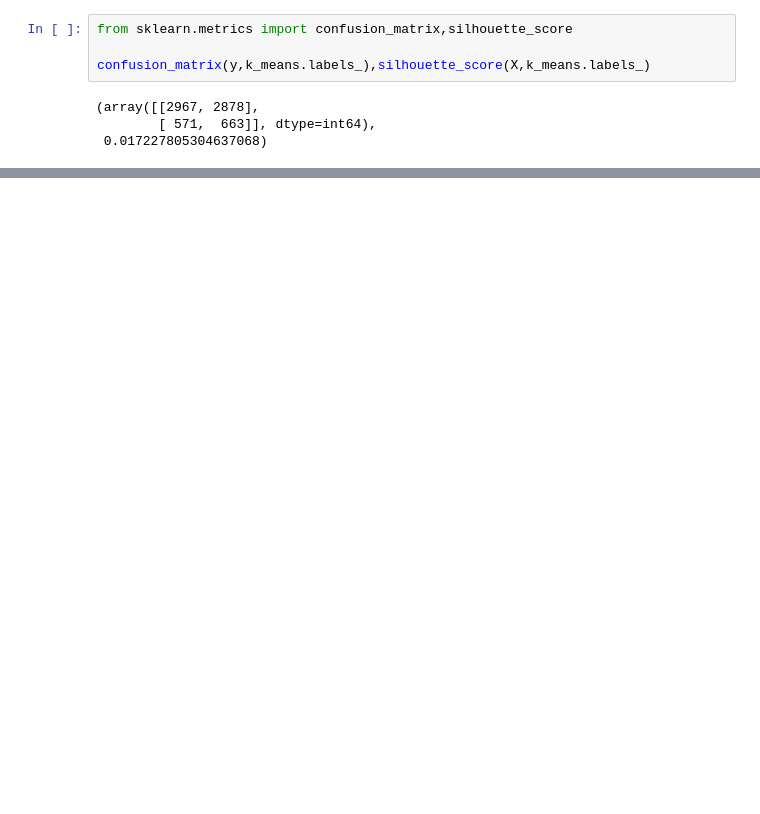
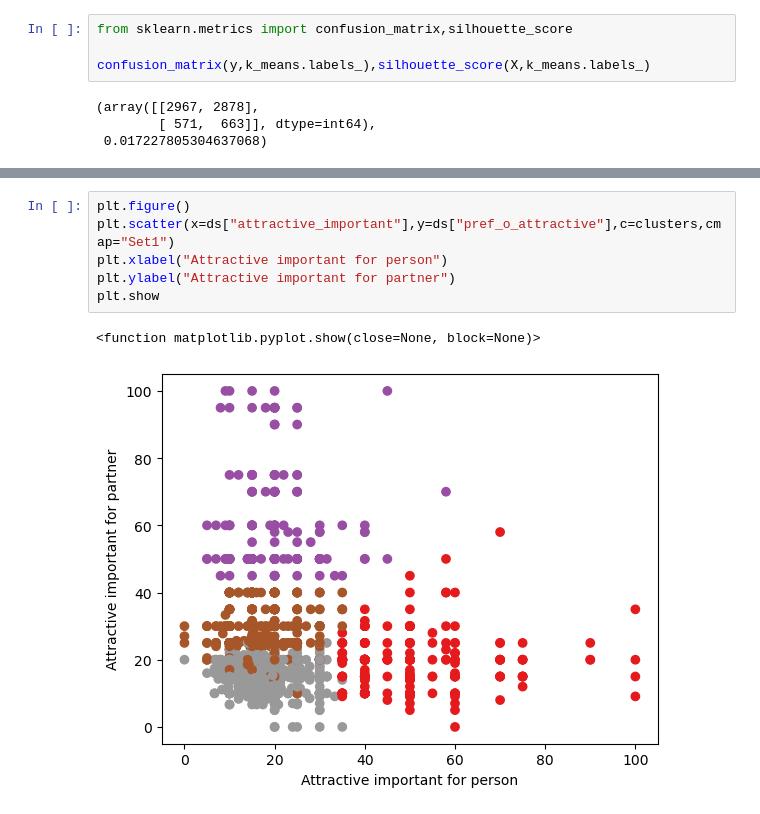
Before and after one commit to jcasarmiento/Clustering, a Jupyter notebook: dating_clustering.ipynb, the cells around one changed output, grey strips where cells are left out. Cells and saved outputs as stored; diff of their text form; blank space fills up the shorter version.

```diff
--- a/dating_clustering.ipynb
+++ b/dating_clustering.ipynb
@@ -97,0 +215,9 @@ confusion_matrix(y,k_means.labels_),silhouette_score(X,k_means.labels_)
+# %%
+plt.figure()
+plt.scatter(x=ds["attractive_important"],y=ds["pref_o_attractive"],c=clusters,cmap="Set1")
+plt.xlabel("Attractive important for person")
+plt.ylabel("Attractive important for partner")
+plt.show
+# %% [output]
+<function matplotlib.pyplot.show(close=None, block=None)>
+[figure, added]
```
Also changed, not shown: parts of 19 cells of this notebook.
